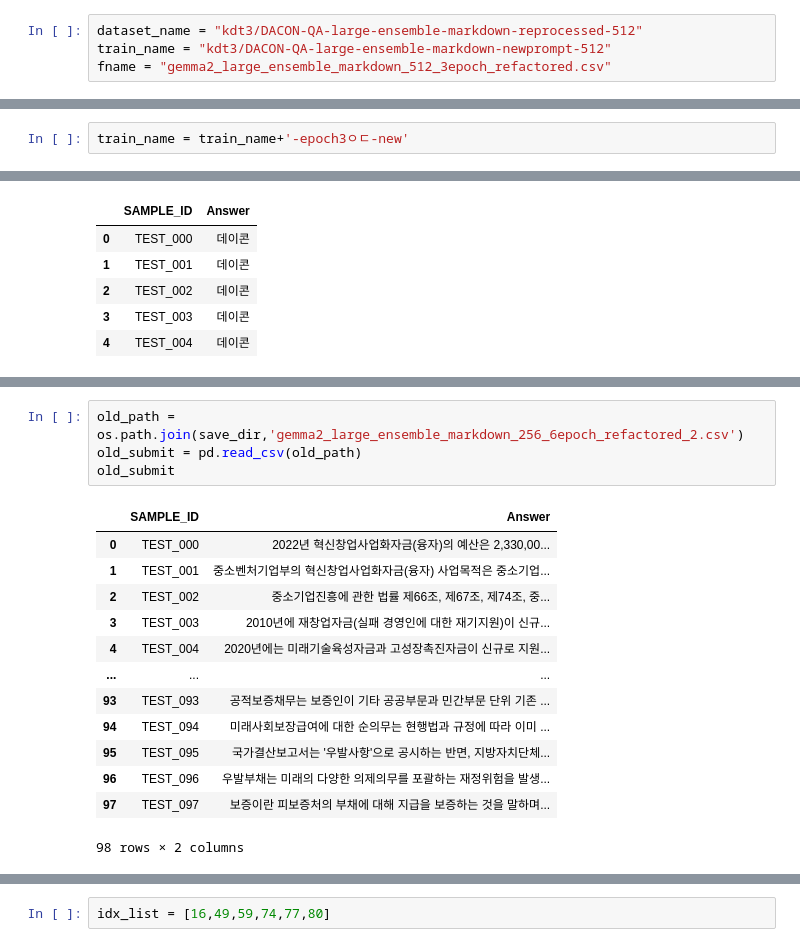
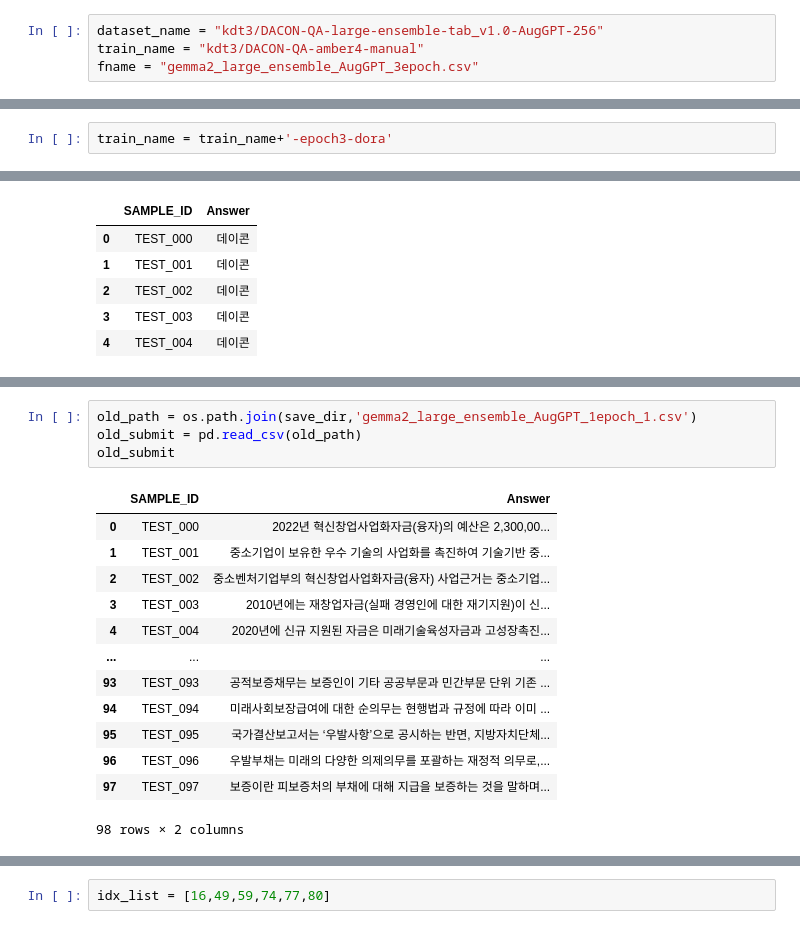
Before and after one commit to theNocturni/WASSUP-DACON-FinAI, a Jupyter notebook: code/1.train_n_inference.ipynb, the cells around one changed output, grey strips where cells are left out. Saved outputs shown, nothing was run; the diff lists cells and outputs as text.

```diff
--- a/code/1.train_n_inference.ipynb
+++ b/code/1.train_n_inference.ipynb
@@ -24,9 +24,9 @@ path = '/content/drive/MyDrive/DACON/Finance/reprocessed/'
 path = '/content/drive/MyDrive/kdt-EST-AI/project/dacon_fis/src/'
 base_directory = path # Your Base Directory
 # %%
-dataset_name = "kdt3/DACON-QA-large-ensemble-markdown-reprocessed-512"
-train_name = "kdt3/DACON-QA-large-ensemble-markdown-newprompt-512"
-fname = "gemma2_large_ensemble_markdown_512_3epoch_refactored.csv"
+dataset_name = "kdt3/DACON-QA-large-ensemble-tab_v1.0-AugGPT-256"
+train_name = "kdt3/DACON-QA-amber4-manual"
+fname = "gemma2_large_ensemble_AugGPT_3epoch.csv"
 # %% [markdown]
 # 설명
 # %% [markdown]
@@ -501,5 +580,5 @@ train_name
 # %%
-train_name = train_name+'-epoch3ㅇㄷ-new'
+train_name = train_name+'-epoch3-dora'
 # %%
 # 모델 업로드
 trained_model.push_to_hub(train_name, private=True,save_embedding_layers=True)
@@ -836,19 +937,19 @@ os.listdir(save_dir)
 # %%
-old_path = os.path.join(save_dir,'gemma2_large_ensemble_markdown_256_6epoch_refactored_2.csv')
+old_path = os.path.join(save_dir,'gemma2_large_ensemble_AugGPT_1epoch_1.csv')
 old_submit = pd.read_csv(old_path)
 old_submit
 # %% [output]
 |  | SAMPLE_ID | Answer |
-| 0 | TEST_000 | 2022년 혁신창업사업화자금(융자)의 예산은 2,330,00... |
-| 1 | TEST_001 | 중소벤처기업부의 혁신창업사업화자금(융자) 사업목적은 중소기업... |
-| 2 | TEST_002 | 중소기업진흥에 관한 법률 제66조, 제67조, 제74조, 중... |
-| 3 | TEST_003 | 2010년에 재창업자금(실패 경영인에 대한 재기지원)이 신규... |
-| 4 | TEST_004 | 2020년에는 미래기술육성자금과 고성장촉진자금이 신규로 지원... |
+| 0 | TEST_000 | 2022년 혁신창업사업화자금(융자)의 예산은 2,300,00... |
+| 1 | TEST_001 | 중소기업이 보유한 우수 기술의 사업화를 촉진하여 기술기반 중... |
+| 2 | TEST_002 | 중소벤처기업부의 혁신창업사업화자금(융자) 사업근거는 중소기업... |
+| 3 | TEST_003 | 2010년에는 재창업자금(실패 경영인에 대한 재기지원)이 신... |
+| 4 | TEST_004 | 2020년에 신규 지원된 자금은 미래기술육성자금과 고성장촉진... |
 | ... | ... | ... |
 | 93 | TEST_093 | 공적보증채무는 보증인이 기타 공공부문과 민간부문 단위 기존 ... |
 | 94 | TEST_094 | 미래사회보장급여에 대한 순의무는 현행법과 규정에 따라 이미 ... |
-| 95 | TEST_095 | 국가결산보고서는 '우발사항'으로 공시하는 반면, 지방자치단체... |
-| 96 | TEST_096 | 우발부채는 미래의 다양한 의제의무를 포괄하는 재정위험을 발생... |
+| 95 | TEST_095 | 국가결산보고서는 ‘우발사항’으로 공시하는 반면, 지방자치단체... |
+| 96 | TEST_096 | 우발부채는 미래의 다양한 의제의무를 포괄하는 재정적 의무로,... |
 | 97 | TEST_097 | 보증이란 피보증처의 부채에 대해 지급을 보증하는 것을 말하며... |
 98 rows × 2 columns
 # %%
```
Also changed, not shown: parts of 25 cells of this notebook.
